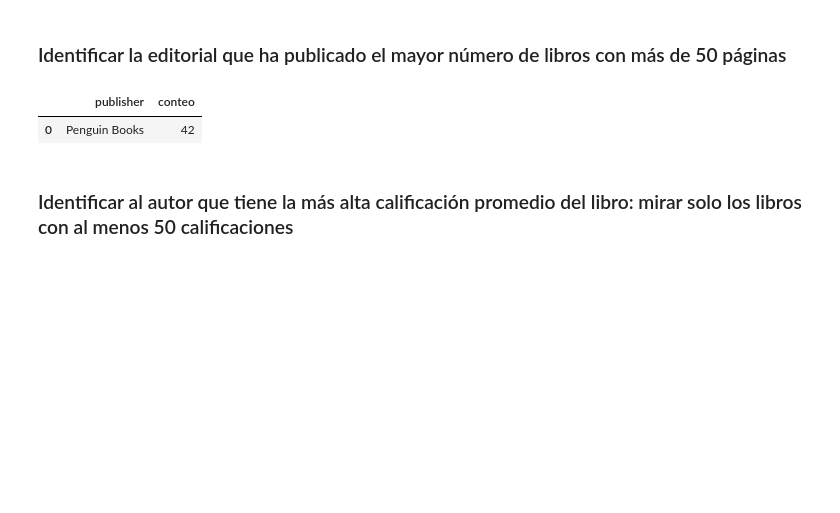
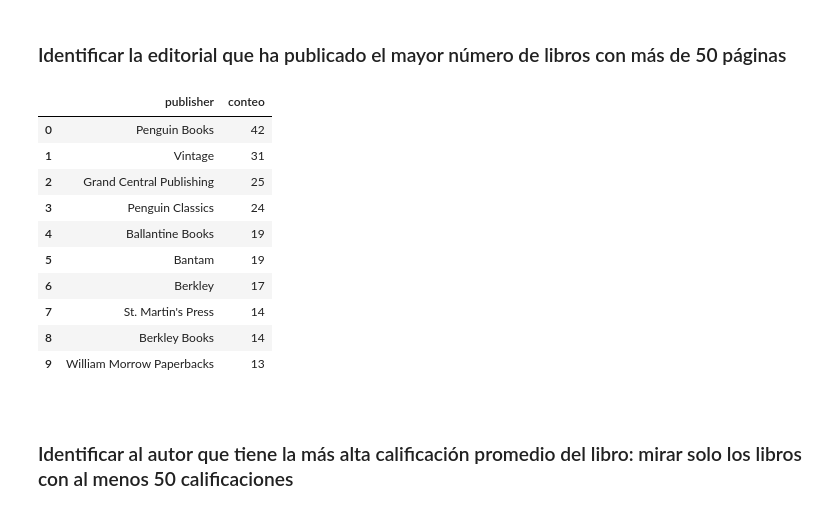
Before and after one commit to JaimeGalanC/Final_SQL, a Jupyter notebook: Tarea_sql.ipynb, the cells around one changed output. Saved outputs shown, nothing was run; the diff lists cells and outputs as text; code cells hidden in the pictures; blank space fills up the shorter version.

Commit message:
Eliminada limitación demaciado estricta

```diff
--- a/Tarea_sql.ipynb
+++ b/Tarea_sql.ipynb
@@ -246,19 +249,32 @@ review_rating_by_book.head()
 # %%
 # creamos una consulta a la tabla 'books' y su union con 'publisher'
 query="""
 SELECT publisher, COUNT(book_id) AS conteo
 FROM public.books b
 JOIN public.publishers p ON b.publisher_id = p.publisher_id
 WHERE num_pages > 50
 GROUP BY publisher
 ORDER BY conteo DESC
-LIMIT 1;
+LIMIT 10;
 """
 publisher=pd.io.sql.read_sql(query, con = engine)
 publisher
+
+# TODO: Podría haber varias editoriales con la misma cantidad. No hagas un LIMIT 1, sino que uno un poco más grande para estar seguro. Después puedes escribir en md la conclusión
 # %% [output]
 |  | publisher | conteo |
 | 0 | Penguin Books | 42 |
+| 1 | Vintage | 31 |
+| 2 | Grand Central Publishing | 25 |
+| 3 | Penguin Classics | 24 |
+| 4 | Ballantine Books | 19 |
+| 5 | Bantam | 19 |
+| 6 | Berkley | 17 |
+| 7 | St. Martin's Press | 14 |
+| 8 | Berkley Books | 14 |
+| 9 | William Morrow Paperbacks | 13 |
+# %% [markdown]
+<!-- TODO: Escribir tu conclusión sobre Penguin Books -->
 # %% [markdown]
 ### Identificar al autor que tiene la más alta calificación promedio del libro: mirar solo los libros con al menos 50 calificaciones
 # %%
```
Also changed, not shown: parts of 2 cells of this notebook.
